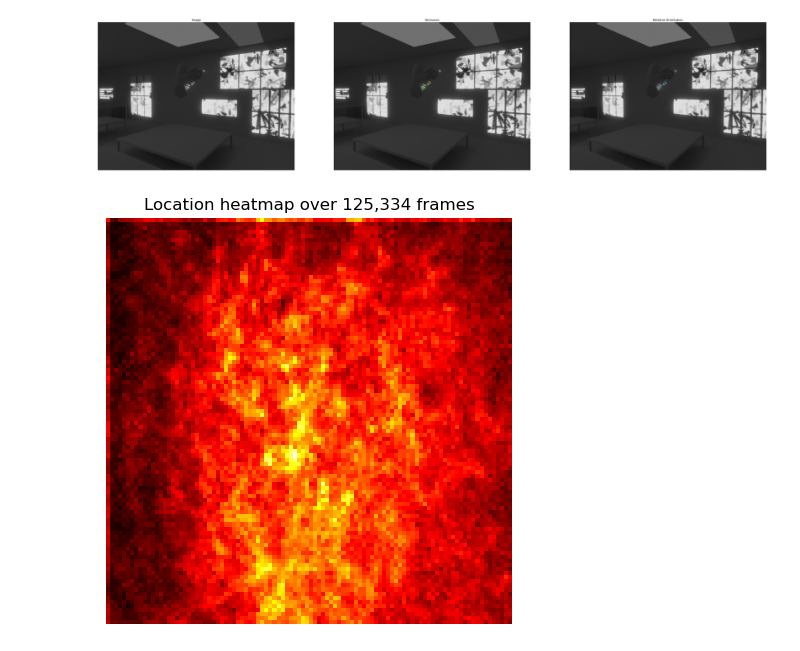
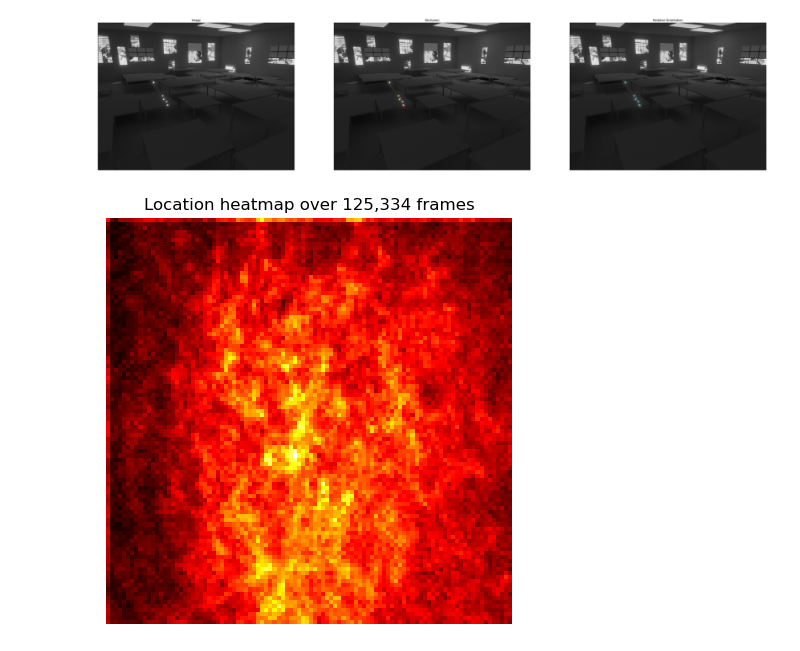
Before and after one commit to ArnaudPoletto/logitech-blender-stylus, a Jupyter notebook: notebooks/led_location_analysis.ipynb, the cells around one changed output. Saved outputs shown, nothing was run; the diff lists cells and outputs as text; code cells hidden in the pictures.

```diff
--- a/notebooks/led_location_analysis.ipynb
+++ b/notebooks/led_location_analysis.ipynb
@@ -40,7 +38,7 @@ def show_led_locations(render_folder_name, frame_number):
     patches_occlusion = []
     patches_relative_orientation = []
     with open(data_file_path, 'r') as f:
-        data = json.load(f)[str(frame_number)]
+        data = json.load(f)[str(frame_number)]["leds"]
         for _, led_data in data.items():
             u = int(led_data["u"] * frame_image_width)
             v = int((1 - led_data["v"]) * frame_image_height)
@@ -86,10 +84,10 @@ def show_led_locations(render_folder_name, frame_number):
     plt.gca().add_collection(pc_relative_orientation)
 
     plt.show()
-# %%
-show_led_locations("2", 99)
-# %% [output]
-[figure, removed]
+# %%
+show_led_locations("1", 1)
+# %% [output]
+[figure, added]
 # %%
 def data_iterator(show_progress: bool = False):
     """
```
Also changed, not shown: parts of 1 cell of this notebook, 3 other files.
